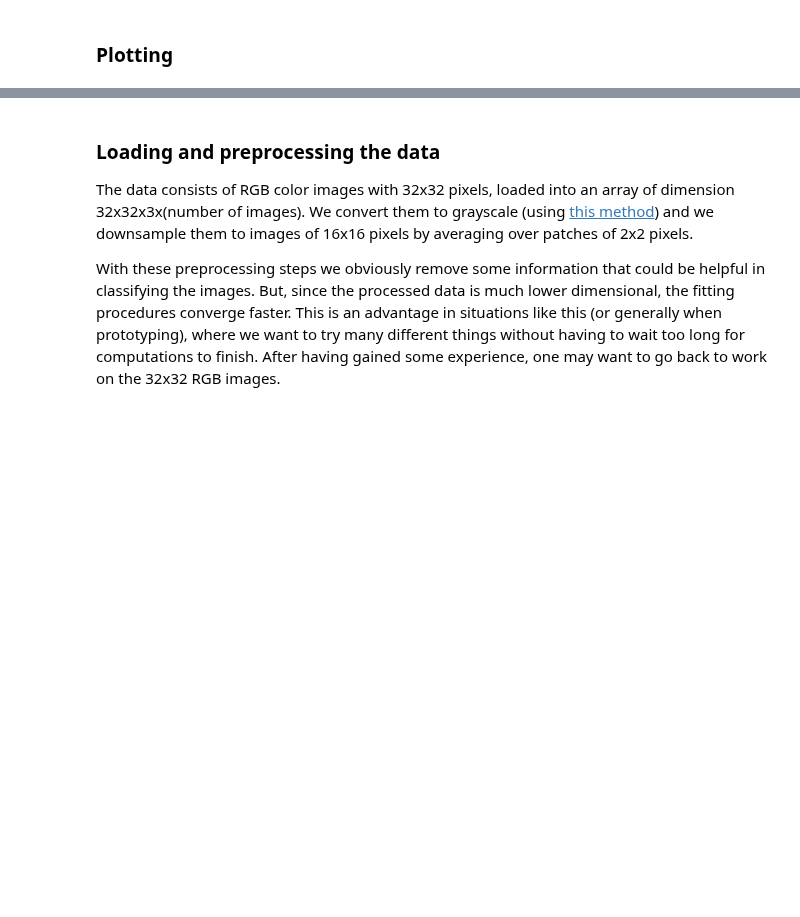
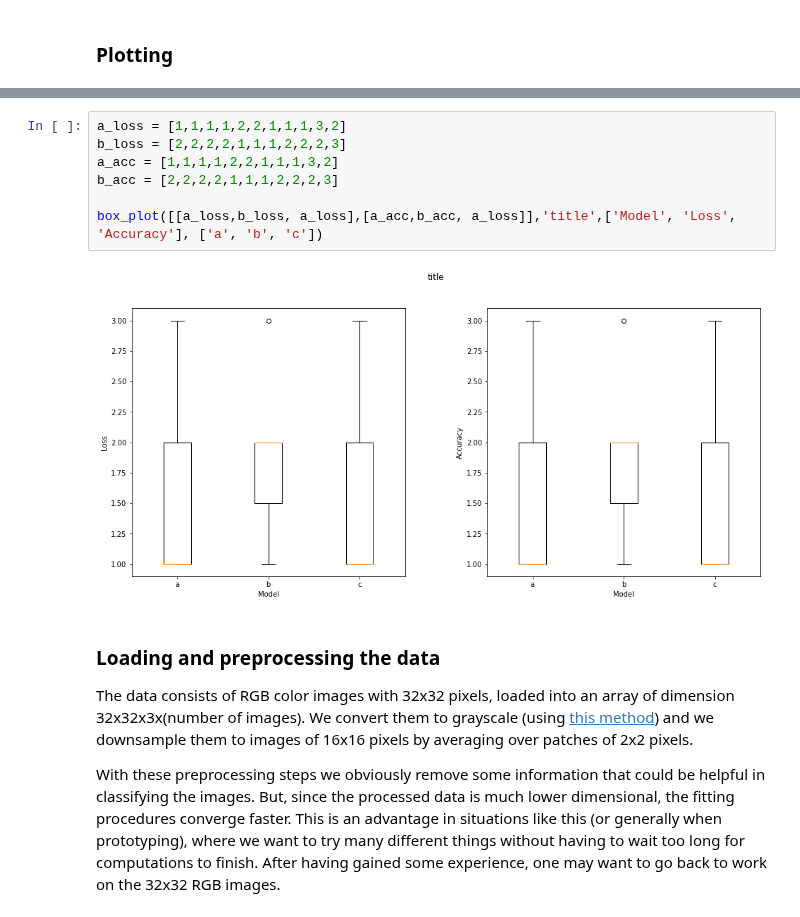
Before and after one commit to denngan/ann, a Jupyter notebook: miniproject1/miniproject1.ipynb, the cells around one changed output, grey strips where cells are left out. Drawn from its saved outputs; the diff is of its cells as text; blank space fills up the shorter version.

```diff
--- a/miniproject1/miniproject1.ipynb
+++ b/miniproject1/miniproject1.ipynb
@@ -160,3 +174,12 @@ def box_plot(data, title, labels, model_labels):
+# %%
+a_loss = [1,1,1,1,2,2,1,1,1,3,2]
+b_loss = [2,2,2,2,1,1,1,2,2,2,3]
+a_acc = [1,1,1,1,2,2,1,1,1,3,2]
+b_acc = [2,2,2,2,1,1,1,2,2,2,3]
+
+box_plot([[a_loss,b_loss, a_loss],[a_acc,b_acc, a_loss]],'title',['Model', 'Loss', 'Accuracy'], ['a', 'b', 'c'])
+# %% [output]
+[figure, added]
 # %% [markdown]
 ### Loading and preprocessing the data
 
```
Also changed, not shown: parts of 16 cells of this notebook.
